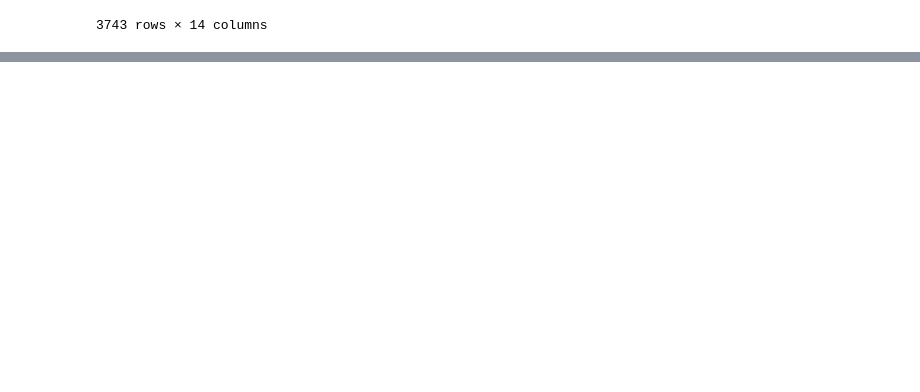
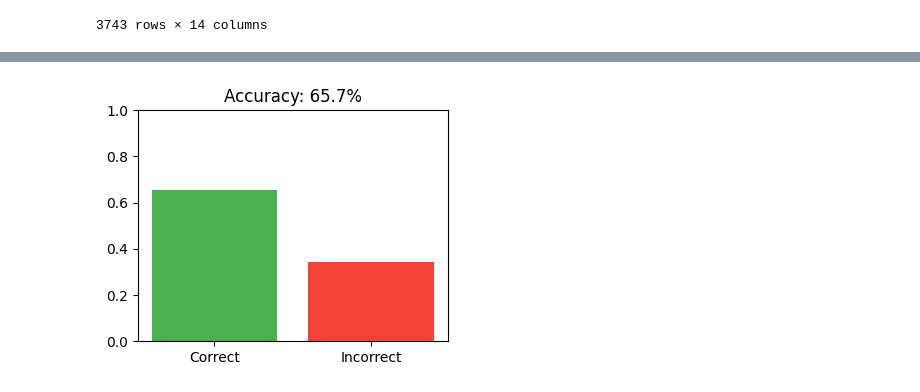
Before and after one commit to MarouaHY/book-recommender, a Jupyter notebook: text-classification.ipynb, the cells around one changed output, grey strips where cells are left out. Saved outputs shown, nothing was run; the diff lists cells and outputs as text; code cells hidden in the pictures; blank space fills up the shorter version.

```diff
--- a/text-classification.ipynb
+++ b/text-classification.ipynb
@@ -132,0 +213,14 @@ books[~(books["simple_categories"].isna())]
+# %%
+from tqdm import tqdm
+
+actual_cats = []  # Will store true labels
+predicted_cats = []  # Will store model's predictions
+
+for i in tqdm(range(0, 300)): # Process 300 books with progress bar
+        # Get i-th Fiction book description
+
+    sequence = books.loc[books["simple_categories"] == "Fiction", "description"].reset_index(drop=True)[i]
+        # Predict and store results
+
+    predicted_cats += [generate_predictions(sequence, fiction_categories)]
+    actual_cats += ["Fiction"]  # All true labels are "Fiction"
@@ -132,0 +334,12 @@ books[~(books["simple_categories"].isna())]
+# %%
+accuracy = predictions_df['correct_prediction'].mean()
+
+plt.figure(figsize=(4,3))
+plt.bar(['Correct', 'Incorrect'],
+        [accuracy, 1-accuracy],
+        color=['#4CAF50', '#F44336'])
+plt.title(f'Accuracy: {accuracy:.1%}')
+plt.ylim(0,1)
+plt.show()
+# %% [output]
+[figure, added]
```
Also changed, not shown: parts of 28 cells of this notebook, 1 other file.
